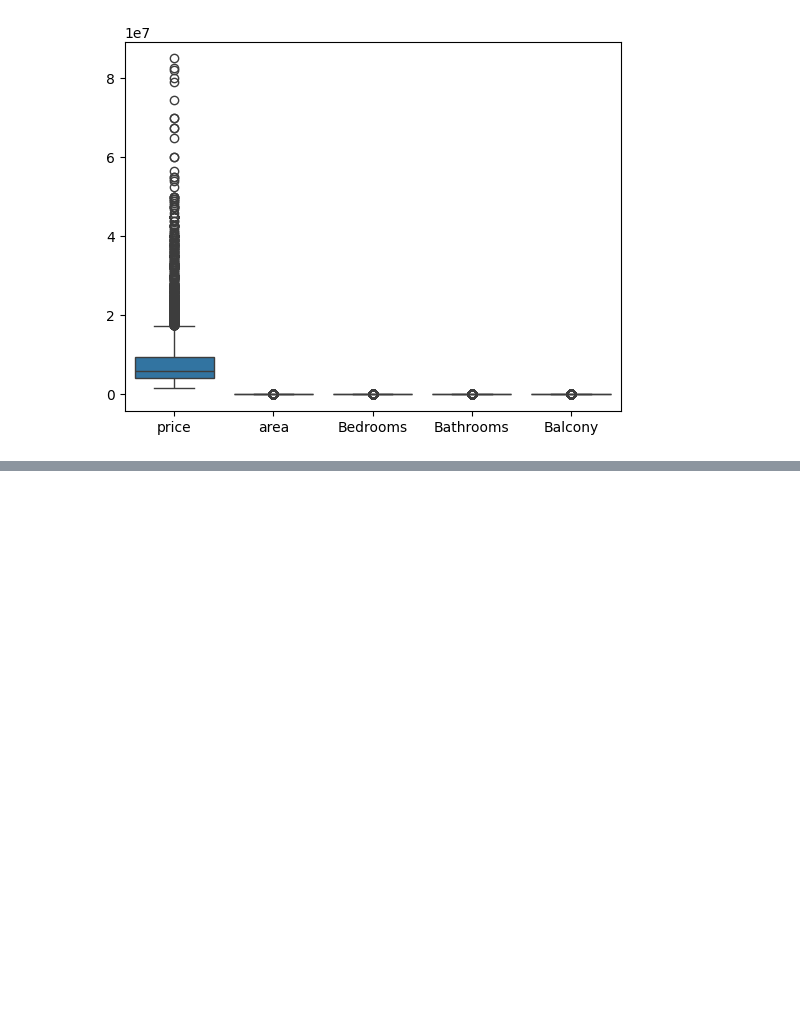
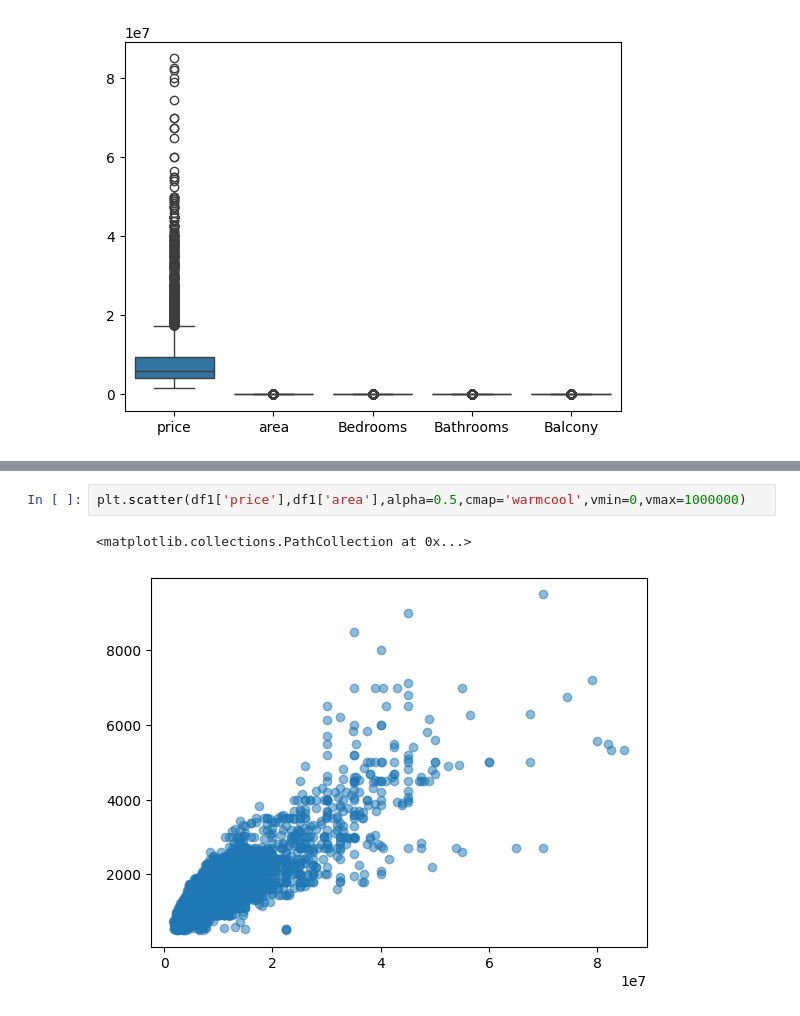
Before and after one commit to peeyush1278/Python-Experiment, a Jupyter notebook: Python-Exp/Housing Price/Housing.ipynb, the cells around one changed output, grey strips where cells are left out. Drawn from its saved outputs; the diff is of its cells as text; blank space fills up the shorter version.

```diff
--- a/Python-Exp/Housing Price/Housing.ipynb
+++ b/Python-Exp/Housing Price/Housing.ipynb
@@ -265,0 +285,5 @@ sns.boxplot(df1)
+# %%
+plt.scatter(df1['price'],df1['area'],alpha=0.5,cmap='warmcool',vmin=0,vmax=1000000)
+# %% [output]
+<matplotlib.collections.PathCollection at 0x...>
+[figure, added]
```
Also changed, not shown: parts of 26 cells of this notebook.
